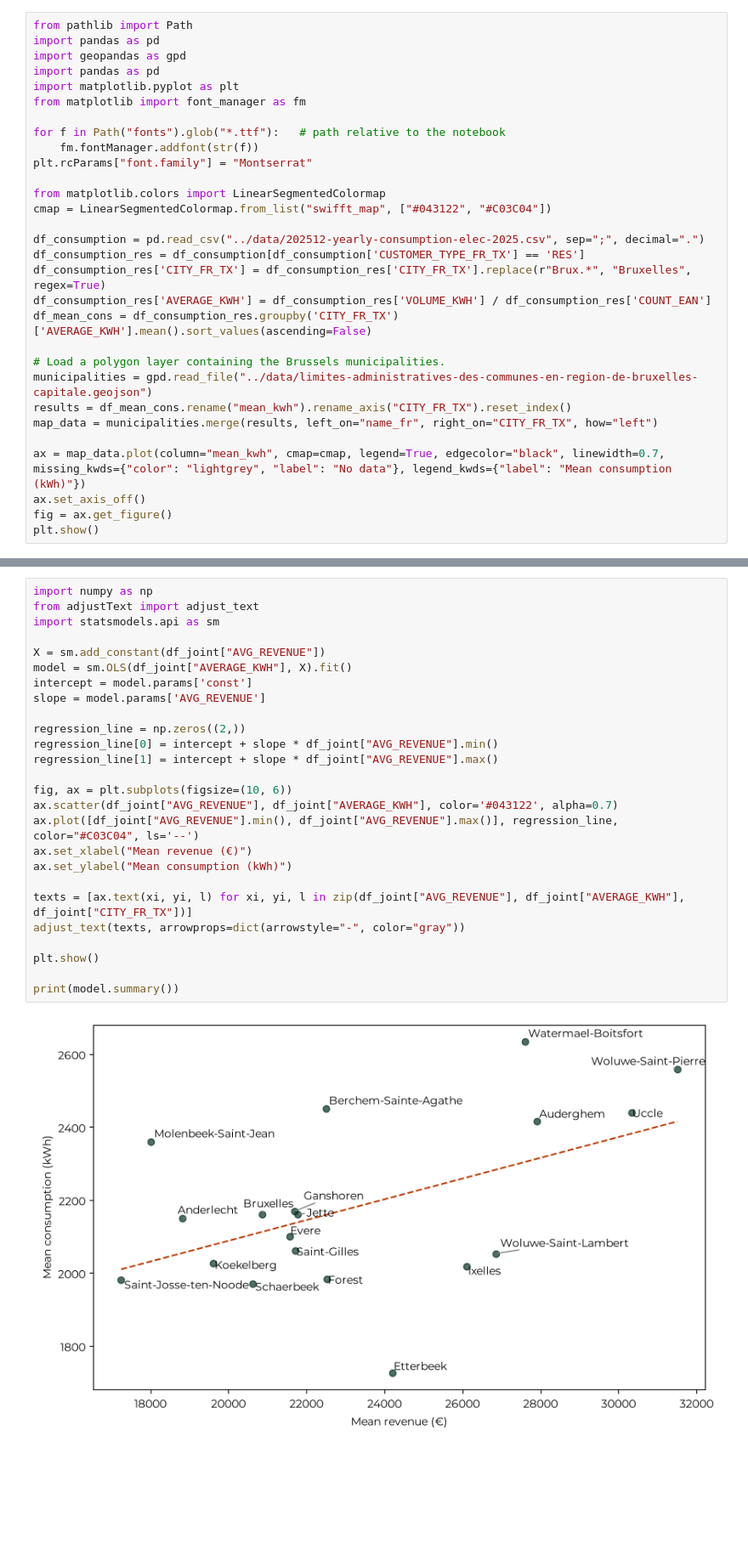
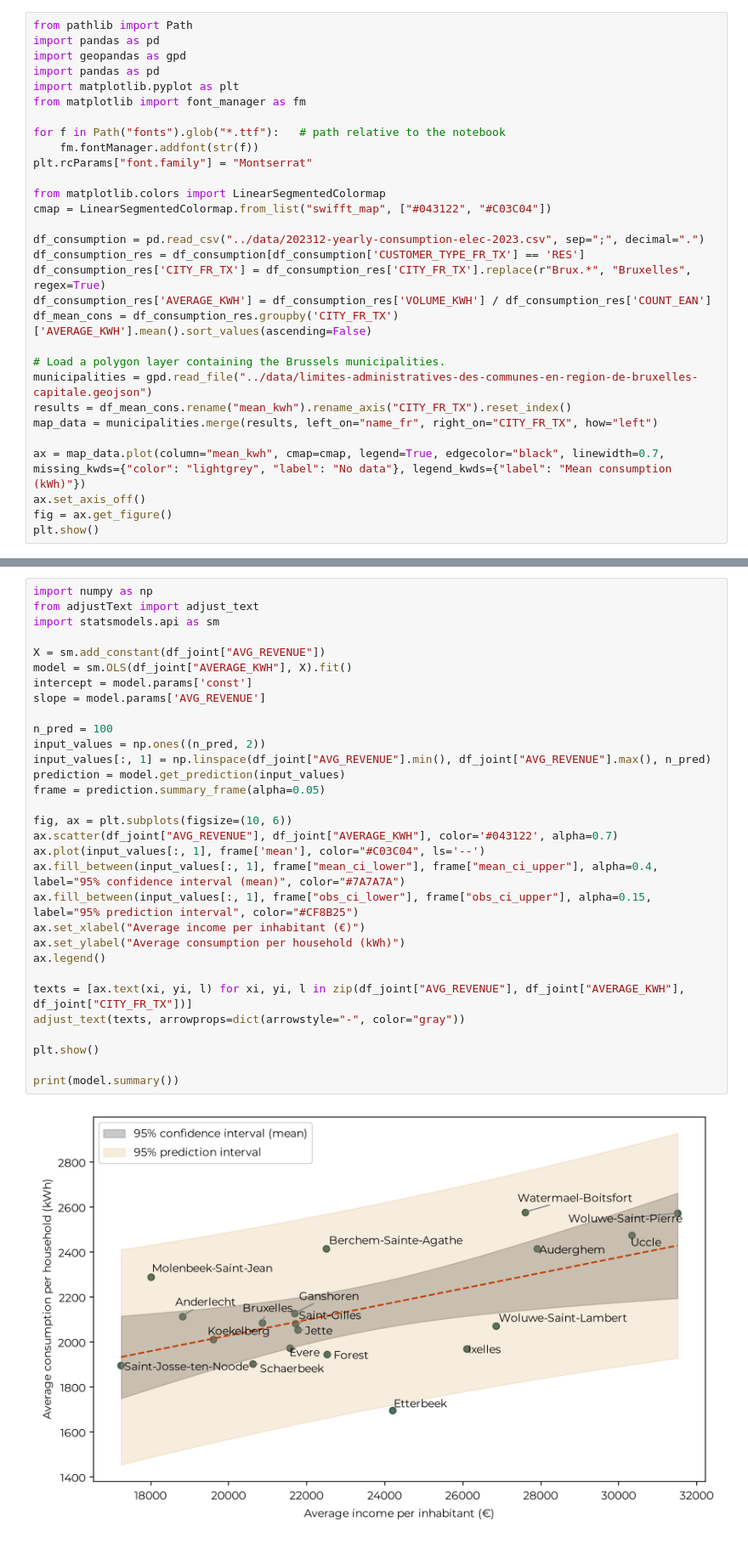
Before and after one commit to albertoprocacci/ders-in-brussels, a Jupyter notebook: book/02_energy-consumption.ipynb, the cells around one changed output, grey strips where cells are left out. Shown at 85% size. Saved outputs shown, nothing was run; the diff lists cells and outputs as text; blank space fills up the shorter version.

```diff
--- a/book/02_energy-consumption.ipynb
+++ b/book/02_energy-consumption.ipynb
@@ -17,7 +17,7 @@ plt.rcParams["font.family"] = "Montserrat"
 from matplotlib.colors import LinearSegmentedColormap
 cmap = LinearSegmentedColormap.from_list("swifft_map", ["#043122", "#C03C04"])
 
-df_consumption = pd.read_csv("../data/202512-yearly-consumption-elec-2025.csv", sep=";", decimal=".")
+df_consumption = pd.read_csv("../data/202312-yearly-consumption-elec-2023.csv", sep=";", decimal=".")
 df_consumption_res = df_consumption[df_consumption['CUSTOMER_TYPE_FR_TX'] == 'RES']
 df_consumption_res['CITY_FR_TX'] = df_consumption_res['CITY_FR_TX'].replace(r"Brux.*", "Bruxelles", regex=True)
 df_consumption_res['AVERAGE_KWH'] = df_consumption_res['VOLUME_KWH'] / df_consumption_res['COUNT_EAN']
@@ -54,30 +54,35 @@ plt.show()
 # %%
 import numpy as np
 from adjustText import adjust_text
 import statsmodels.api as sm
 
 X = sm.add_constant(df_joint["AVG_REVENUE"])
 model = sm.OLS(df_joint["AVERAGE_KWH"], X).fit()
 intercept = model.params['const']
 slope = model.params['AVG_REVENUE']
 
-regression_line = np.zeros((2,))
-regression_line[0] = intercept + slope * df_joint["AVG_REVENUE"].min()
-regression_line[1] = intercept + slope * df_joint["AVG_REVENUE"].max()
+n_pred = 100
+input_values = np.ones((n_pred, 2))
+input_values[:, 1] = np.linspace(df_joint["AVG_REVENUE"].min(), df_joint["AVG_REVENUE"].max(), n_pred)
+prediction = model.get_prediction(input_values)
+frame = prediction.summary_frame(alpha=0.05)
 
 fig, ax = plt.subplots(figsize=(10, 6))
 ax.scatter(df_joint["AVG_REVENUE"], df_joint["AVERAGE_KWH"], color='#043122', alpha=0.7)
-ax.plot([df_joint["AVG_REVENUE"].min(), df_joint["AVG_REVENUE"].max()], regression_line, color="#C03C04", ls='--')
-ax.set_xlabel("Mean revenue (€)")
-ax.set_ylabel("Mean consumption (kWh)")
+ax.plot(input_values[:, 1], frame['mean'], color="#C03C04", ls='--')
+ax.fill_between(input_values[:, 1], frame["mean_ci_lower"], frame["mean_ci_upper"], alpha=0.4, label="95% confidence interval (mean)", color="#7A7A7A")
+ax.fill_between(input_values[:, 1], frame["obs_ci_lower"], frame["obs_ci_upper"], alpha=0.15, label="95% prediction interval", color="#CF8B25")
+ax.set_xlabel("Average income per inhabitant (€)")
+ax.set_ylabel("Average consumption per household (kWh)")
+ax.legend()
 
 texts = [ax.text(xi, yi, l) for xi, yi, l in zip(df_joint["AVG_REVENUE"], df_joint["AVERAGE_KWH"], df_joint["CITY_FR_TX"])]
 adjust_text(texts, arrowprops=dict(arrowstyle="-", color="gray"))
 
 plt.show()
 
 print(model.summary())
 # %% [output]
-[figure, old version]
+[figure, new version]
                             OLS Regression Results
 ==============================================================================
```
Also changed, not shown: parts of 6 cells of this notebook, 4 other files.
